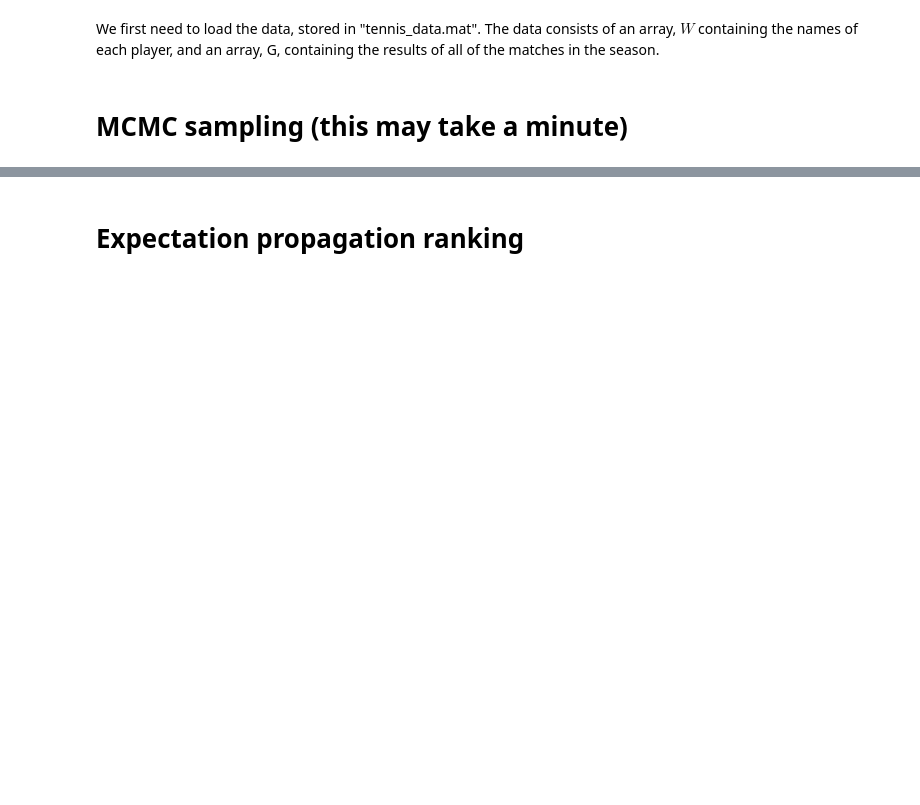
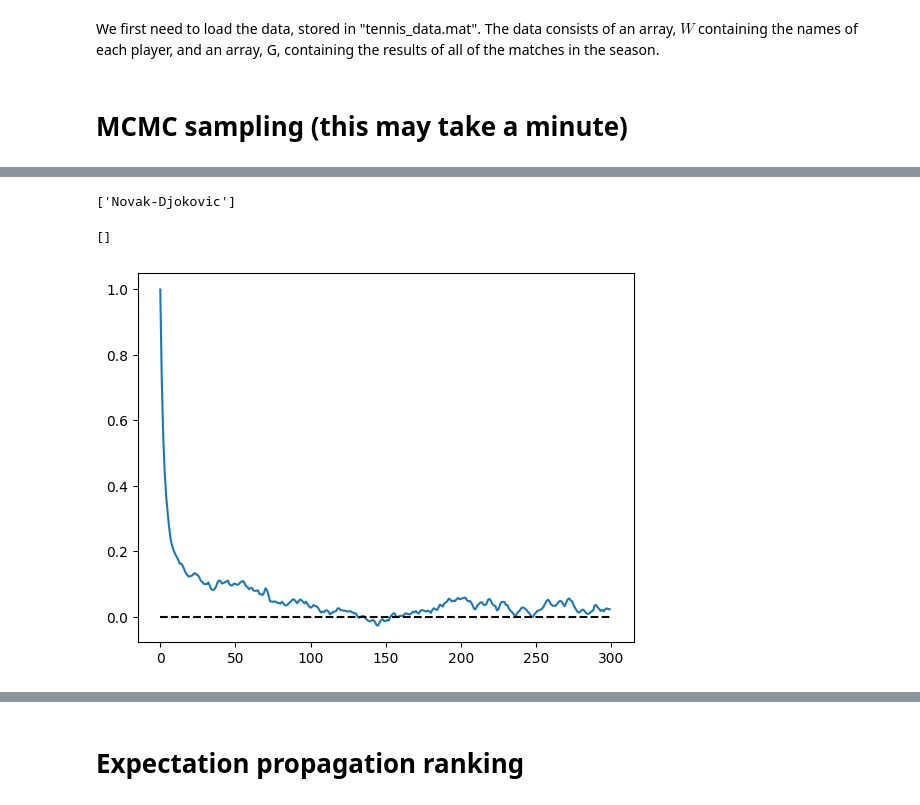
Before and after one commit to KaedeZzz/4F13-CW2, a Jupyter notebook: coursework2.ipynb, the cells around one changed output, grey strips where cells are left out. Drawn from its saved outputs; the diff is of its cells as text; code cells hidden in the pictures; blank space fills up the shorter version.

```diff
--- a/coursework2.ipynb
+++ b/coursework2.ipynb
@@ -43 +43,16 @@ Acceptance rate: 0.502
+# %%
+# plotting the autocorrelation function for player i
+i = 15
+l = 300
+autocor = np.zeros(l)
+print(W[i])
+for t in range(l):
+    autocor[t]=pandas.Series.autocorr(pandas.Series(skill_samples[i,:]),lag=t)
+plt.plot(autocor)
+plt.plot([0,l],[0,0],'k--')
+plt.plot()
+# %% [output]
+['Novak-Djokovic']
+[]
+[figure, added]
 # %%
```
Also changed, not shown: parts of 19 cells of this notebook, 2 other files.
